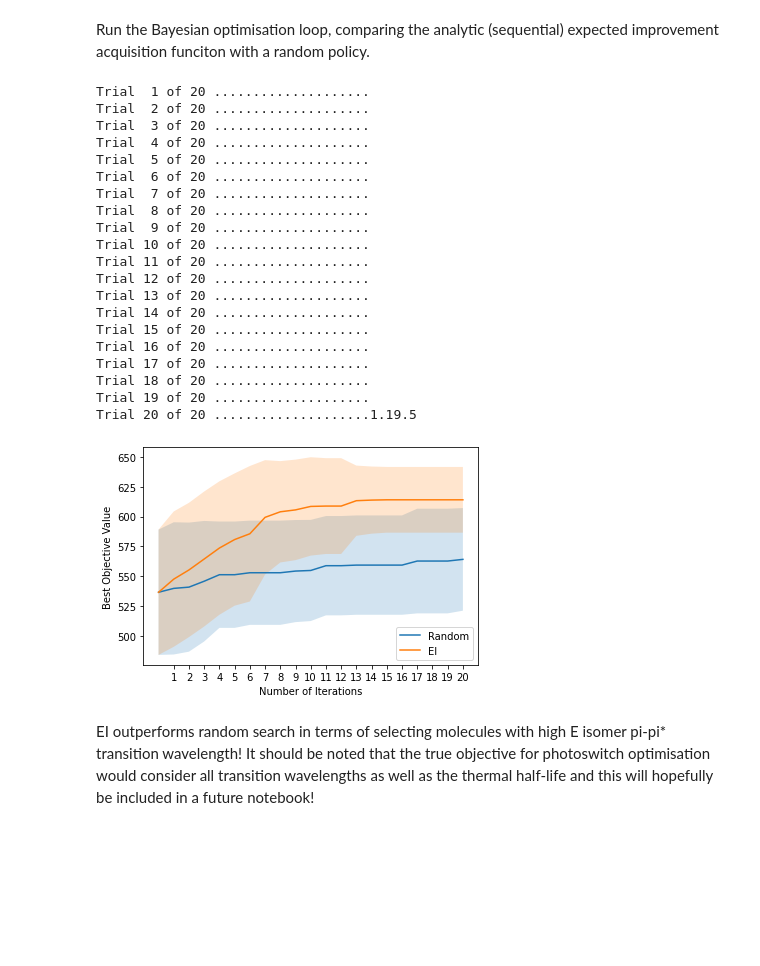
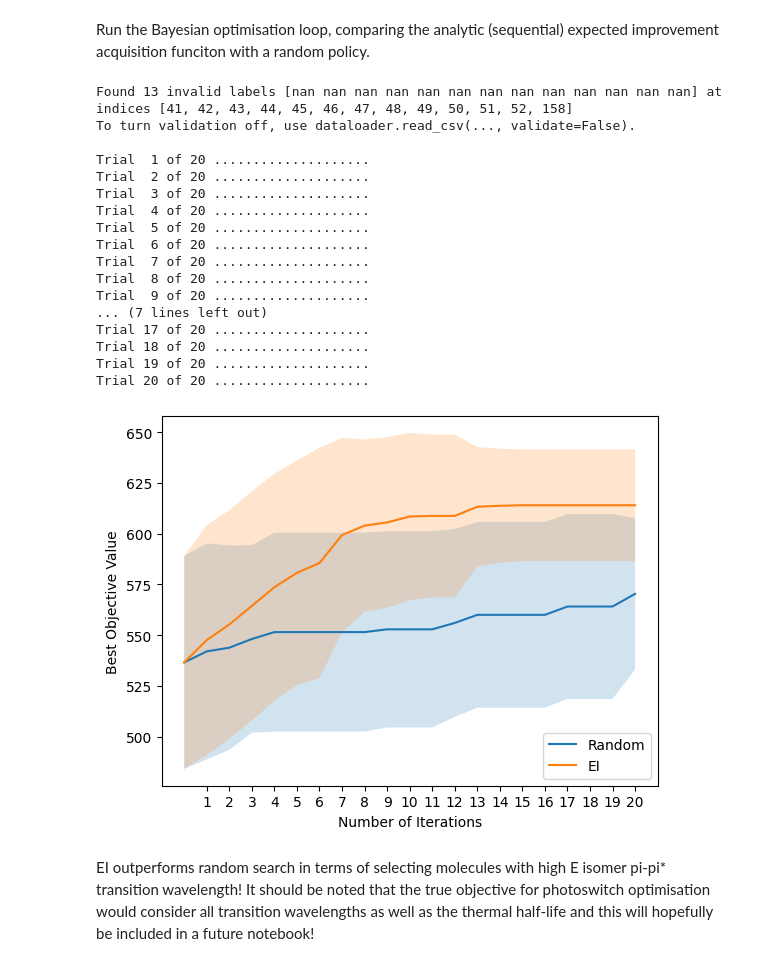
Before and after one commit to leojklarner/gauche, a Jupyter notebook: notebooks/Bayesian Optimisation Over Molecules.ipynb, the cells around one changed output. Saved outputs shown, nothing was run; the diff lists cells and outputs as text; code cells hidden in the pictures; blank space fills up the shorter version.

```diff
--- a/notebooks/Bayesian Optimisation Over Molecules.ipynb
+++ b/notebooks/Bayesian Optimisation Over Molecules.ipynb
@@ -155,11 +148,11 @@ N_ITERS = 20
 verbose = False
 
 # Load the Photoswitch dataset
-loader = DataLoaderMP()
-loader.load_benchmark("Photoswitch", "../data/property_prediction/photoswitches.csv")
+loader = MolPropLoader()
+loader.load_benchmark("Photoswitch")
 
 # We use the fragprints representations (a concatenation of Morgan fingerprints and RDKit fragment features)
-loader.featurize('fragprints')
+loader.featurize('ecfp_fragprints')
 X = loader.features
 y = loader.labels
 
@@ -217,7 +210,7 @@ for trial in range(1, N_TRIALS + 1):
                                                                                      heldout_inputs=heldout_x_random,
                                                                                      heldout_outputs=heldout_y_random)
         best_value_ei = torch.max(new_obj_ei, best_observed_ei[-1])
-        best_observed_ei.append(best_value_ei)
+        best_observed_ei.append(best_value_ei.squeeze())
 
         # reinitialise the model so it is ready for fitting on the next iteration
         # use the current state dict to speed up fitting
@@ -238,57 +231,54 @@ for trial in range(1, N_TRIALS + 1):
         else:
             print(".", end="")
 
-    best_observed_all_ei.append(best_observed_ei)
-    best_random_all.append(best_random)
+    best_observed_all_ei.append(torch.hstack(best_observed_ei))
+    best_random_all.append(torch.hstack(best_random))
 
 # Define a confience interval function for plotting.
 def ci(y):
     return 1.96 * y.std(axis=0) / np.sqrt(N_TRIALS)
 
 iters = np.arange(N_ITERS + 1)
-y_ei = np.asarray(best_observed_all_ei)
-y_rnd = np.asarray(best_random_all)
+y_ei = np.asarray(torch.stack(best_observed_all_ei))
+y_rnd = np.asarray(torch.stack(best_random_all))
 
 y_rnd_mean = y_rnd.mean(axis=0)
 y_ei_mean = y_ei.mean(axis=0)
 y_rnd_std = y_rnd.std(axis=0)
 y_ei_std = y_ei.std(axis=0)
 
 lower_rnd = y_rnd_mean - y_rnd_std
 upper_rnd = y_rnd_mean + y_rnd_std
 lower_ei = y_ei_mean - y_ei_std
 upper_ei = y_ei_mean + y_ei_std
 
 plt.plot(iters, y_rnd_mean, label='Random')
 plt.fill_between(iters, lower_rnd, upper_rnd, alpha=0.2)
 plt.plot(iters, y_ei_mean, label='EI')
 plt.fill_between(iters, lower_ei, upper_ei, alpha=0.2)
 plt.xlabel('Number of Iterations')
 plt.ylabel('Best Objective Value')
 plt.legend(loc="lower right")
 plt.xticks(list(np.arange(1, 21)))
 plt.show()
 # %% [output]
+Found 13 invalid labels [nan nan nan nan nan nan nan nan nan nan nan nan nan] at indices [41, 42, 43, 44, 45, 46, 47, 48, 49, 50, 51, 52, 158]
+To turn validation off, use dataloader.read_csv(..., validate=False).
+
 Trial  1 of 20 ....................
 Trial  2 of 20 ....................
 Trial  3 of 20 ....................
 Trial  4 of 20 ....................
 Trial  5 of 20 ....................
 Trial  6 of 20 ....................
 Trial  7 of 20 ....................
 Trial  8 of 20 ....................
 Trial  9 of 20 ....................
-Trial 10 of 20 ....................
-Trial 11 of 20 ....................
-Trial 12 of 20 ....................
-Trial 13 of 20 ....................
-Trial 14 of 20 ....................
-Trial 15 of 20 ....................
-Trial 16 of 20 ....................
+... (7 lines left out)
 Trial 17 of 20 ....................
 Trial 18 of 20 ....................
 Trial 19 of 20 ....................
-Trial 20 of 20 ....................1.19.5
+Trial 20 of 20 ....................
-[figure, old version]
+[figure, new version]
 # %% [markdown]
 EI outperforms random search in terms of selecting molecules with high E isomer pi-pi* transition wavelength! It should be noted that the true objective for photoswitch optimisation would consider all transition wavelengths as well as the thermal half-life and this will hopefully be included in a future notebook!
```
Also changed, not shown: parts of 1 cell of this notebook, 3 other files.
